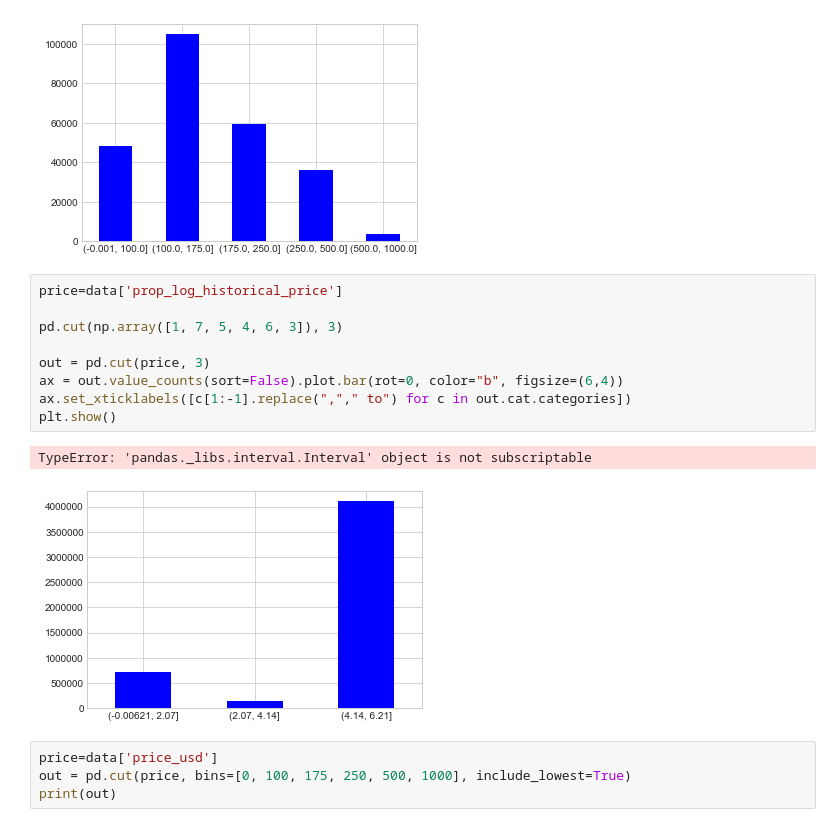
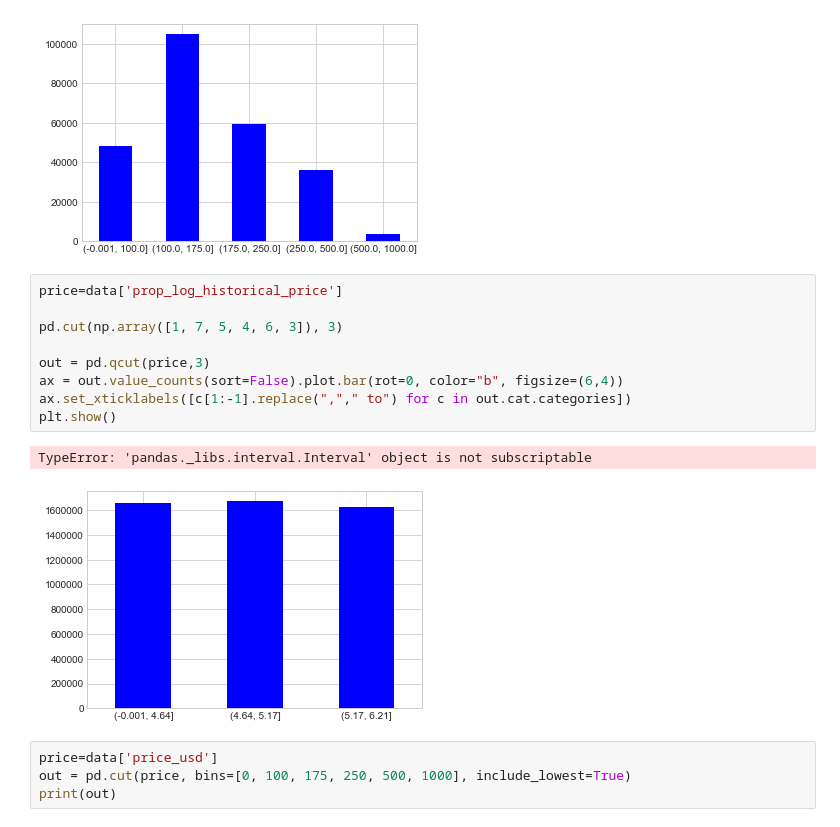
Before and after one commit to hannaheyer/Dmt, a Jupyter notebook: Prac2/Roger's.ipynb, the cells around one changed output. Cells and saved outputs as stored; diff of their text form.

```diff
--- a/Prac2/Roger's.ipynb
+++ b/Prac2/Roger's.ipynb
@@ -498,15 +498,15 @@ TypeError: 'pandas._libs.interval.Interval' object is not subscriptable
 # %%
 price=data['prop_log_historical_price']
 
 pd.cut(np.array([1, 7, 5, 4, 6, 3]), 3)
 
-out = pd.cut(price, 3)
+out = pd.qcut(price,3)
 ax = out.value_counts(sort=False).plot.bar(rot=0, color="b", figsize=(6,4))
 ax.set_xticklabels([c[1:-1].replace(","," to") for c in out.cat.categories])
 plt.show()
 # %% [output]
 TypeError: 'pandas._libs.interval.Interval' object is not subscriptable
-[figure, old version]
+[figure, new version]
 # %%
 price=data['price_usd']
 out = pd.cut(price, bins=[0, 100, 175, 250, 500, 1000], include_lowest=True)
```
